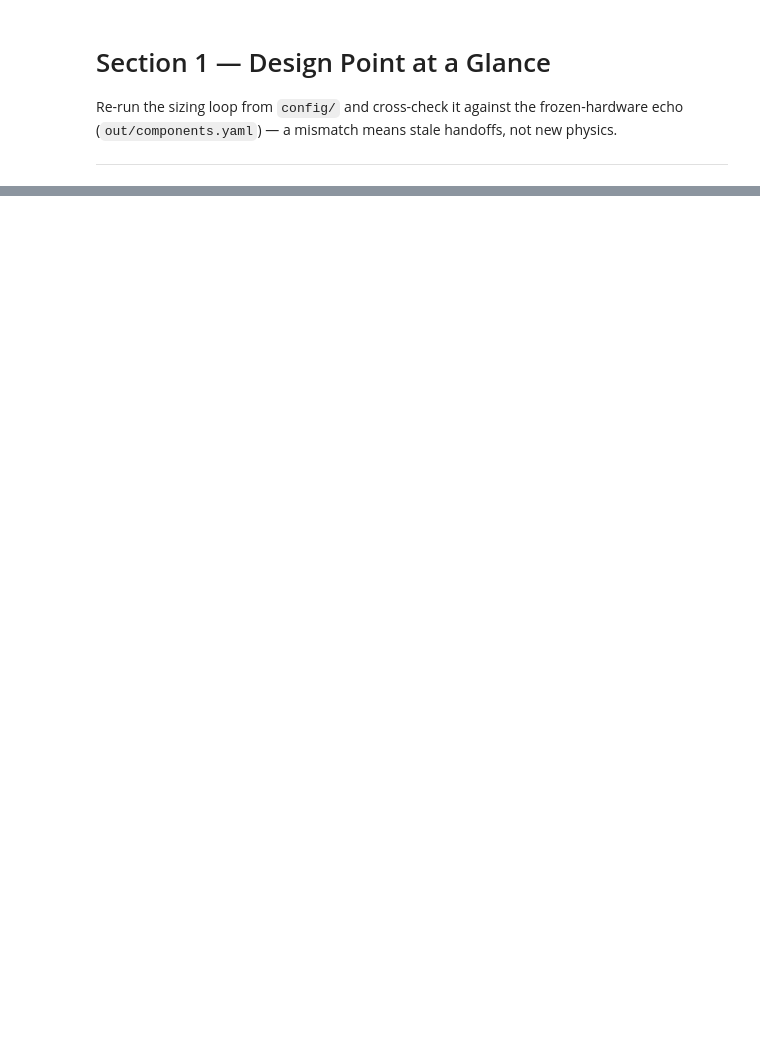
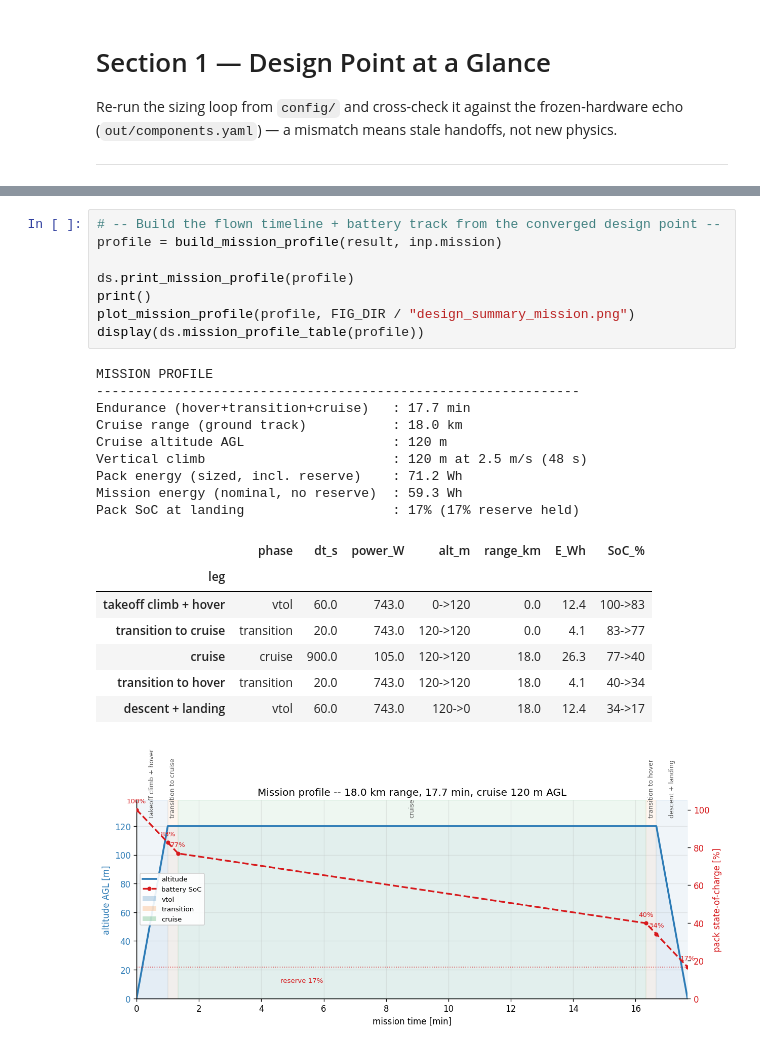
Before and after one commit to onurtuncer/vbat-uav-notebooks, a Jupyter notebook: notebooks/design_summary.ipynb, the cells around one changed output, grey strips where cells are left out. Drawn from its saved outputs; the diff is of its cells as text; blank space fills up the shorter version.

```diff
--- a/notebooks/design_summary.ipynb
+++ b/notebooks/design_summary.ipynb
@@ -70 +108,27 @@ ds.print_glance(result, inp.mission, inp.rotor, inp.wf, af, elec, fus,
+# %%
+# -- Build the flown timeline + battery track from the converged design point --
+profile = build_mission_profile(result, inp.mission)
+
+ds.print_mission_profile(profile)
+print()
+plot_mission_profile(profile, FIG_DIR / "design_summary_mission.png")
+display(ds.mission_profile_table(profile))
+# %% [output]
+MISSION PROFILE
+--------------------------------------------------------------
+Endurance (hover+transition+cruise)   : 17.7 min
+Cruise range (ground track)           : 18.0 km
+Cruise altitude AGL                   : 120 m
+Vertical climb                        : 120 m at 2.5 m/s (48 s)
+Pack energy (sized, incl. reserve)    : 71.2 Wh
+Mission energy (nominal, no reserve)  : 59.3 Wh
+Pack SoC at landing                   : 17% (17% reserve held)
+|  | phase | dt_s | power_W | alt_m | range_km | E_Wh | SoC_% |
+| leg |  |  |  |  |  |  |  |
+| takeoff climb + hover | vtol | 60.0 | 743.0 | 0->120 | 0.0 | 12.4 | 100->83 |
+| transition to cruise | transition | 20.0 | 743.0 | 120->120 | 0.0 | 4.1 | 83->77 |
+| cruise | cruise | 900.0 | 105.0 | 120->120 | 18.0 | 26.3 | 77->40 |
+| transition to hover | transition | 20.0 | 743.0 | 120->120 | 18.0 | 4.1 | 40->34 |
+| descent + landing | vtol | 60.0 | 743.0 | 120->0 | 18.0 | 12.4 | 34->17 |
+[figure, added]
 # %% [markdown]
```
Also changed, not shown: parts of 14 cells of this notebook, 7 other files.
